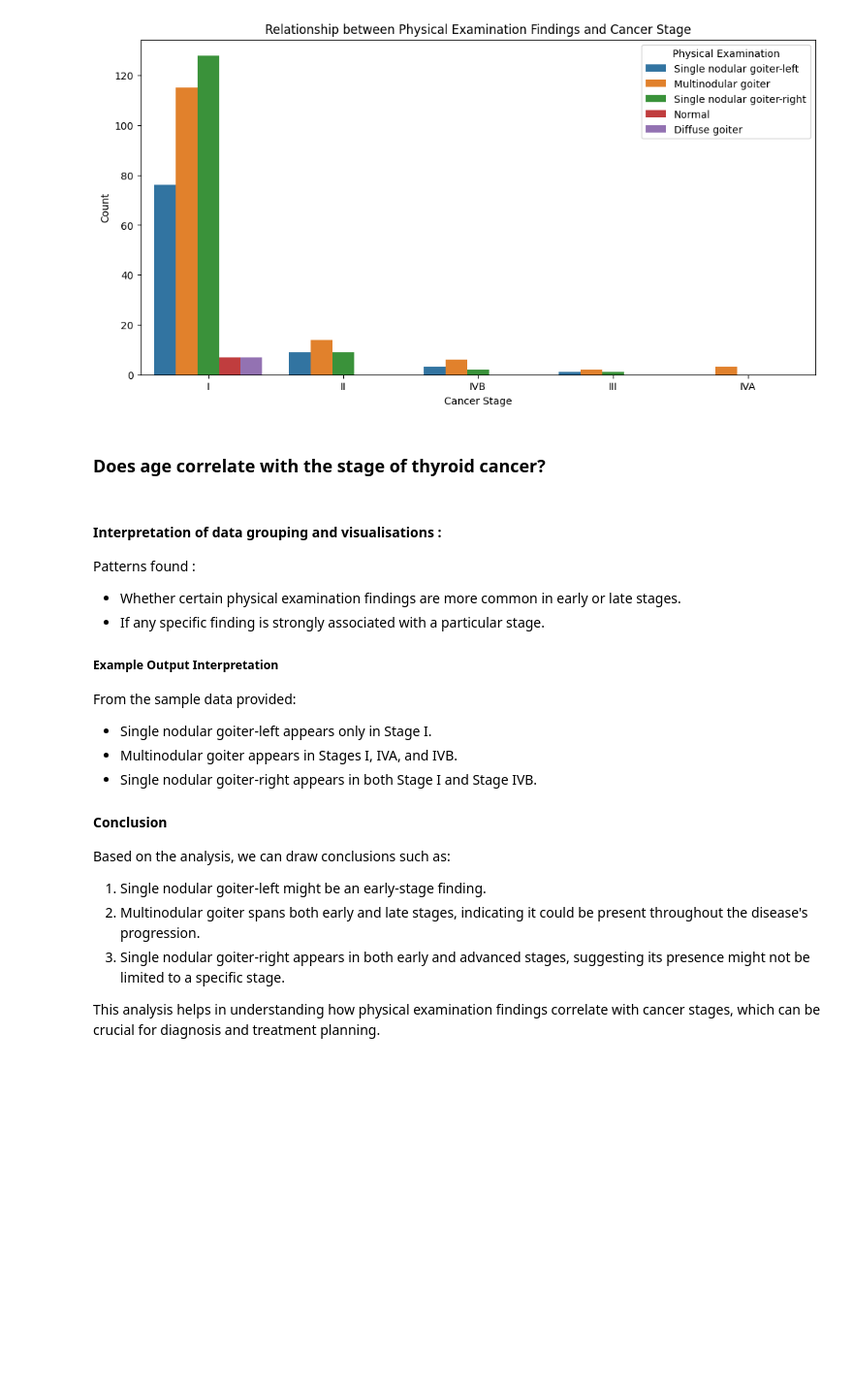
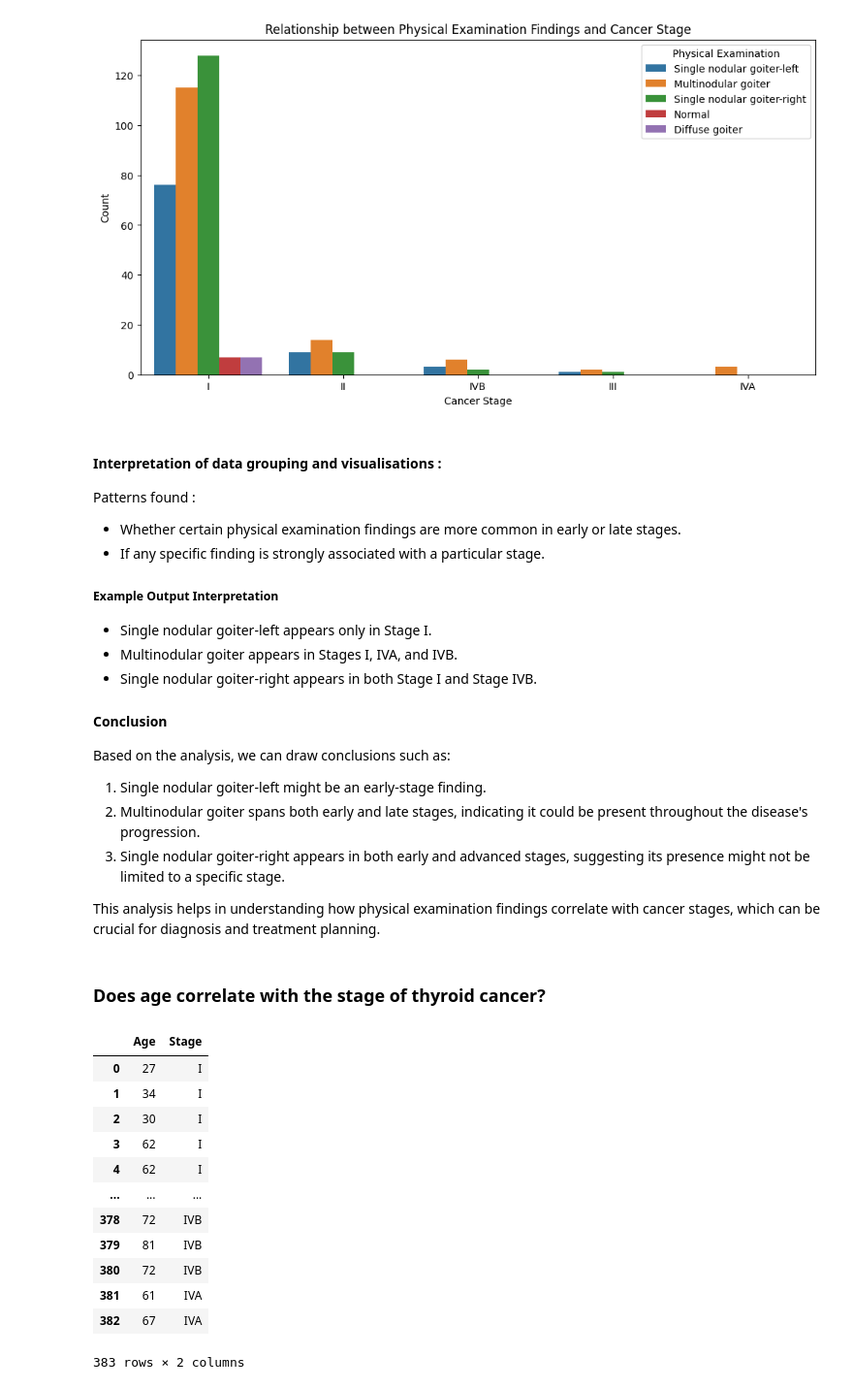
Before and after one commit to Angeliki1983/-Differentiated-Thyroid-Cancer-Recurrence, a Jupyter notebook: Thyroid_Cancer_Analysis.ipynb, the cells around one changed output. Shown at 97% size. Saved outputs shown, nothing was run; the diff lists cells and outputs as text; code cells hidden in the pictures; blank space fills up the shorter version.

```diff
--- a/Thyroid_Cancer_Analysis.ipynb
+++ b/Thyroid_Cancer_Analysis.ipynb
@@ -331,27 +331,42 @@ plt.legend(title='Physical Examination')
 plt.show()
 # %% [output]
 [figure]
+# %% [markdown]
+#### Interpretation of data grouping and visualisations :
+Patterns found  :
+
+- Whether certain physical examination findings are more common in early or late stages.
+- If any specific finding is strongly associated with a particular stage.
+
+##### Example Output Interpretation
+
+- Single nodular goiter-left appears only in Stage I.
+-  Multinodular goiter appears in Stages I, IVA, and IVB.
+- Single nodular goiter-right appears in both Stage I and Stage IVB.
+
+#### Conclusion
+Based on the analysis, we can draw conclusions such as:
+
+1. Single nodular goiter-left might be an early-stage finding.
+2. Multinodular goiter spans both early and late stages, indicating it could be present throughout the disease's progression.
+3. Single nodular goiter-right appears in both early and advanced stages, suggesting its presence might not be limited to a specific stage.
+
+This analysis helps in understanding how physical examination findings correlate with cancer stages, which can be crucial for diagnosis and treatment planning.
 # %% [markdown]
 ###  Does age correlate with the stage of thyroid cancer?
-# %% [markdown]
-#### Interpretation of data grouping and visualisations :
-Patterns found  :
-
-- Whether certain physical examination findings are more common in early or late stages.
-- If any specific finding is strongly associated with a particular stage.
-
-##### Example Output Interpretation
-From the sample data provided:
-
-- Single nodular goiter-left appears only in Stage I.
--  Multinodular goiter appears in Stages I, IVA, and IVB.
-- Single nodular goiter-right appears in both Stage I and Stage IVB.
-
-#### Conclusion
-Based on the analysis, we can draw conclusions such as:
-
-1. Single nodular goiter-left might be an early-stage finding.
-2. Multinodular goiter spans both early and late stages, indicating it could be present throughout the disease's progression.
-3. Single nodular goiter-right appears in both early and advanced stages, suggesting its presence might not be limited to a specific stage.
-
-This analysis helps in understanding how physical examination findings correlate with cancer stages, which can be crucial for diagnosis and treatment planning.
+# %%
+df[['Age', 'Stage']]
+# %% [output]
+|  | Age | Stage |
+| 0 | 27 | I |
+| 1 | 34 | I |
+| 2 | 30 | I |
+| 3 | 62 | I |
+| 4 | 62 | I |
+| ... | ... | ... |
+| 378 | 72 | IVB |
+| 379 | 81 | IVB |
+| 380 | 72 | IVB |
+| 381 | 61 | IVA |
+| 382 | 67 | IVA |
+383 rows × 2 columns
```
Also changed, not shown: parts of 12 cells of this notebook.
